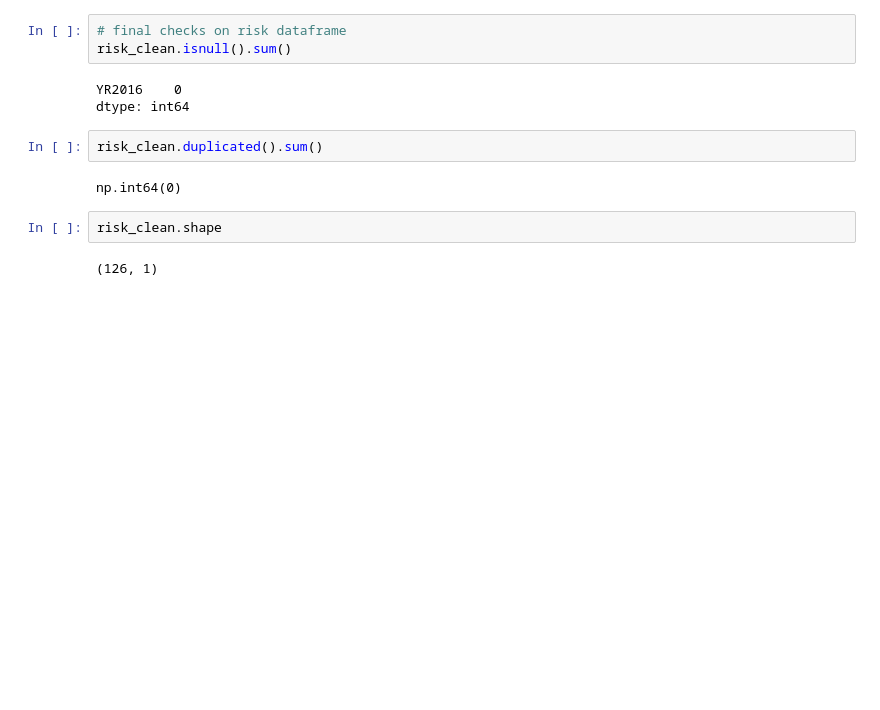
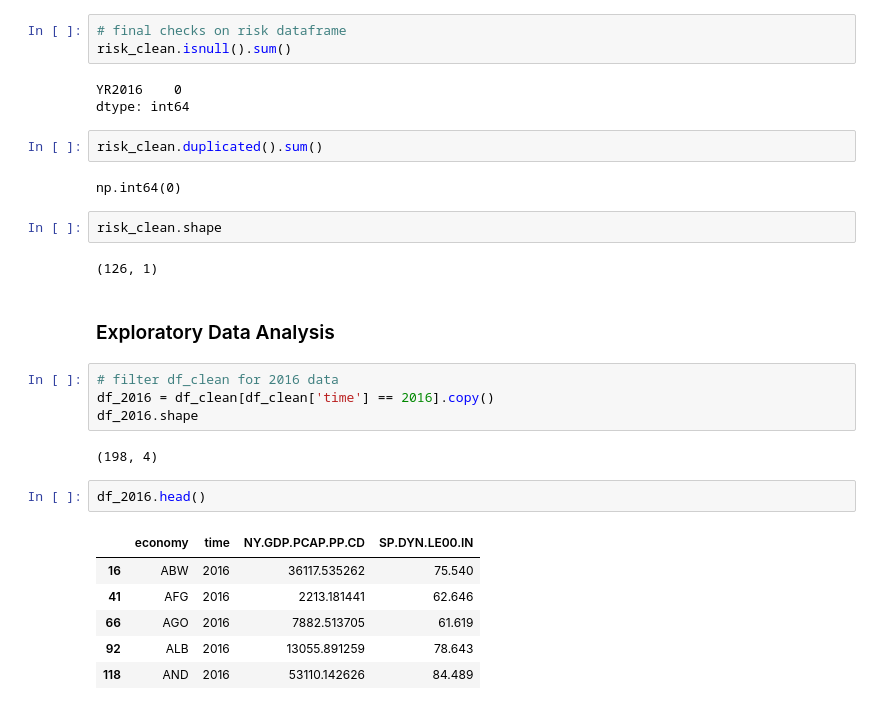
Before and after one commit to ambriapearce/life_expectancy_climate_risk, a Jupyter notebook: climate_risk.ipynb, the cells around one changed output. Saved outputs shown, nothing was run; the diff lists cells and outputs as text; blank space fills up the shorter version.

```diff
--- a/climate_risk.ipynb
+++ b/climate_risk.ipynb
@@ -649,3 +649,20 @@ np.int64(0)
 risk_clean.shape
 # %% [output]
 (126, 1)
+# %% [markdown]
+### Exploratory Data Analysis
+# %%
+# filter df_clean for 2016 data
+df_2016 = df_clean[df_clean['time'] == 2016].copy()
+df_2016.shape
+# %% [output]
+(198, 4)
+# %%
+df_2016.head()
+# %% [output]
+|  | economy | time | NY.GDP.PCAP.PP.CD | SP.DYN.LE00.IN |
+| 16 | ABW | 2016 | 36117.535262 | 75.540 |
+| 41 | AFG | 2016 | 2213.181441 | 62.646 |
+| 66 | AGO | 2016 | 7882.513705 | 61.619 |
+| 92 | ALB | 2016 | 13055.891259 | 78.643 |
+| 118 | AND | 2016 | 53110.142626 | 84.489 |
```
Also changed, not shown: parts of 5 cells of this notebook.
